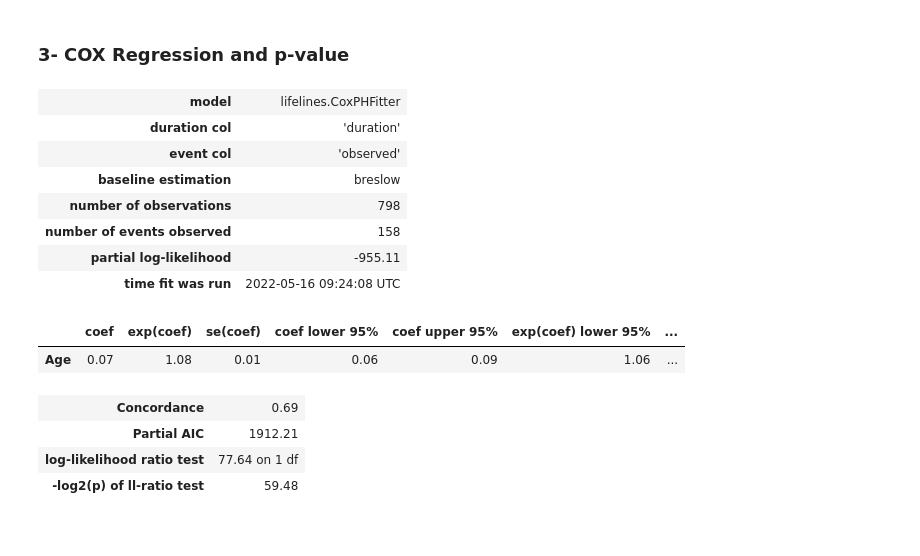
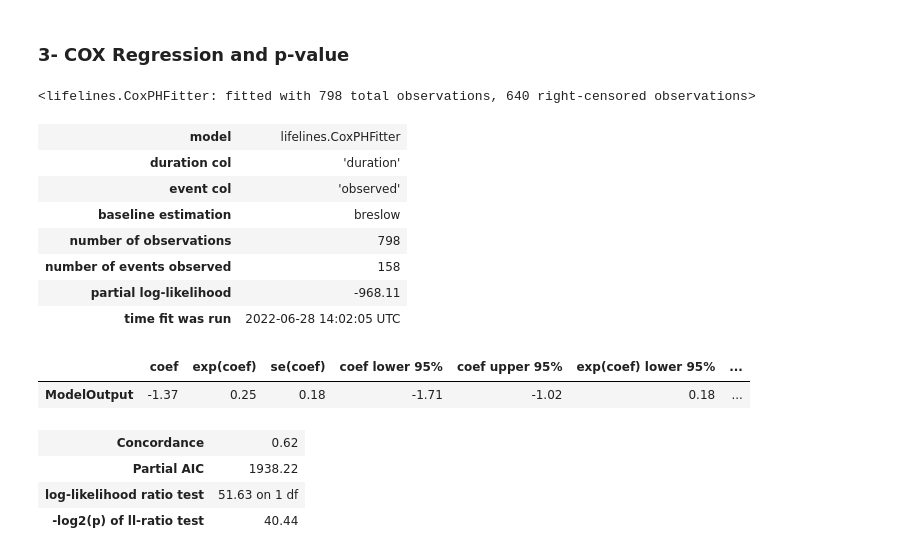
Before and after one commit to orientino/ml4cad, a Jupyter notebook: survival_analysis_cad.ipynb, the cells around one changed output. Drawn from its saved outputs; the diff is of its cells as text; code cells hidden in the pictures.

```diff
--- a/survival_analysis_cad.ipynb
+++ b/survival_analysis_cad.ipynb
@@ -197,22 +194,31 @@ plot_kmf(df_test_pred, threshold=0.7)
 # %% [markdown]
 ### 3- COX Regression and p-value
 # %%
+# Top variables
 cph = CoxPHFitter()
-cph.fit(df_test_pred.loc[:, ["Age", "duration", "observed"]], duration_col='duration', event_col='observed')
-cph.print_summary()
+cph.fit(df_test_pred.loc[:, ["Age", "FE", "Previous Myocardial Infarction", "Hyperlipemia\nHistoty of hyperlipemia", "duration", "observed"]], duration_col='duration', event_col='observed')
+# cph.print_summary()
 # %% [output]
-| model | lifelines.CoxPHFitter |
-| duration col | 'duration' |
-| event col | 'observed' |
-| baseline estimation | breslow |
-| number of observations | 798 |
-| number of events observed | 158 |
-| partial log-likelihood | -955.11 |
-| time fit was run | 2022-05-16 09:24:08 UTC |
-|  | coef | exp(coef) | se(coef) | coef lower 95% | coef upper 95% | exp(coef) lower 95% | ... |
-| Age | 0.07 | 1.08 | 0.01 | 0.06 | 0.09 | 1.06 | ... |
-| Concordance | 0.69 |
-| Partial AIC | 1912.21 |
-| log-likelihood ratio test | 77.64 on 1 df |
-| -log2(p) of ll-ratio test | 59.48 |
+<lifelines.CoxPHFitter: fitted with 798 total observations, 640 right-censored observations>
+# %%
+# Model's output
+cph = CoxPHFitter()
+# cph.fit(df_test_pred.loc[:, ["ModelOutput", "duration", "observed"]], duration_col='duration', event_col='observed')
+cph.fit(df_test4_pred.loc[:, ["ModelOutput", "duration", "observed"]], duration_col='duration', event_col='observed')
+cph.print_summary()
+# %% [output]
+| model | lifelines.CoxPHFitter |
+| duration col | 'duration' |
+| event col | 'observed' |
+| baseline estimation | breslow |
+| number of observations | 798 |
+| number of events observed | 158 |
+| partial log-likelihood | -968.11 |
+| time fit was run | 2022-06-28 14:02:05 UTC |
+|  | coef | exp(coef) | se(coef) | coef lower 95% | coef upper 95% | exp(coef) lower 95% | ... |
+| ModelOutput | -1.37 | 0.25 | 0.18 | -1.71 | -1.02 | 0.18 | ... |
+| Concordance | 0.62 |
+| Partial AIC | 1938.22 |
+| log-likelihood ratio test | 51.63 on 1 df |
+| -log2(p) of ll-ratio test | 40.44 |
 # %%
```
Also changed, not shown: parts of 8 cells of this notebook, 20 other files.
